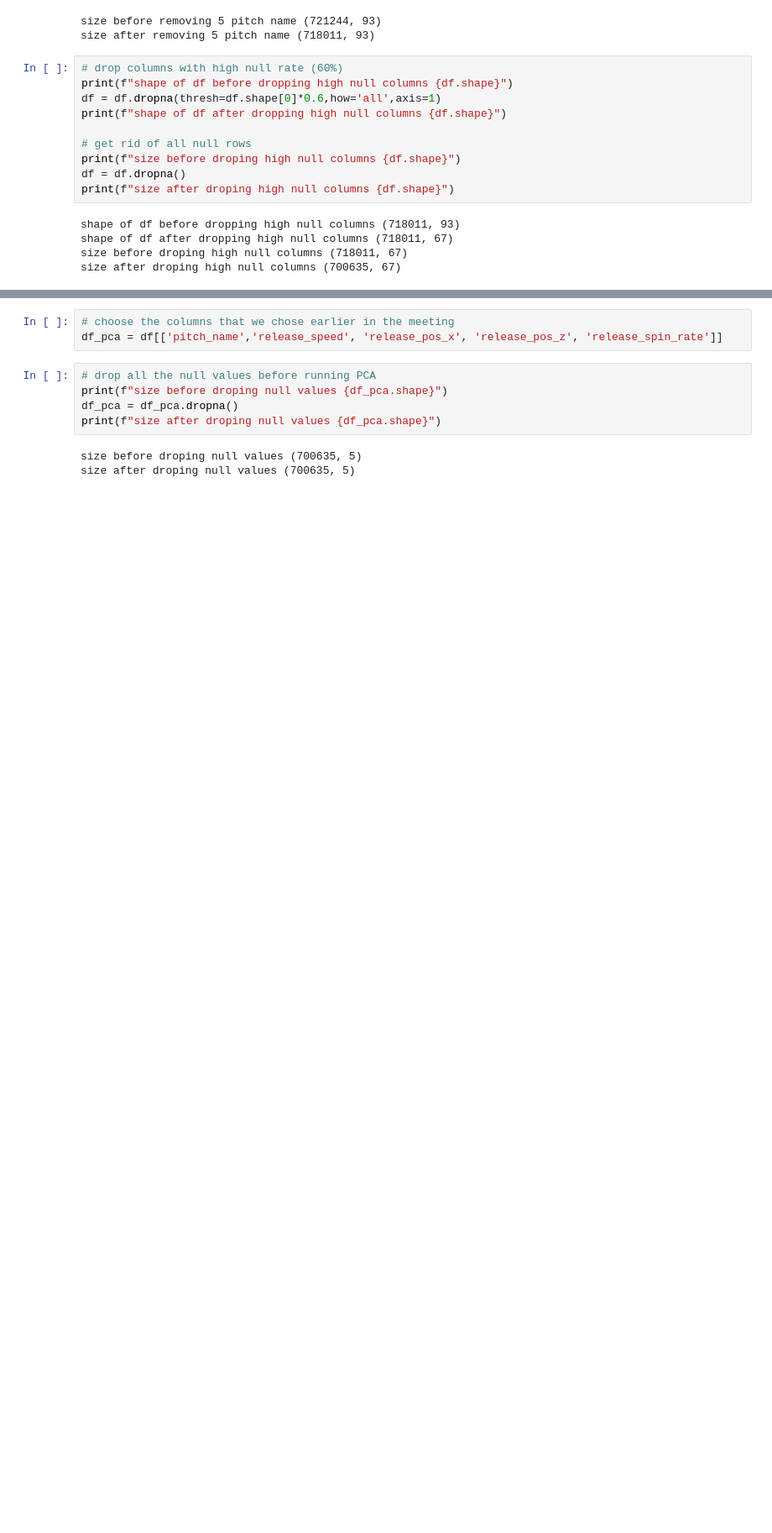
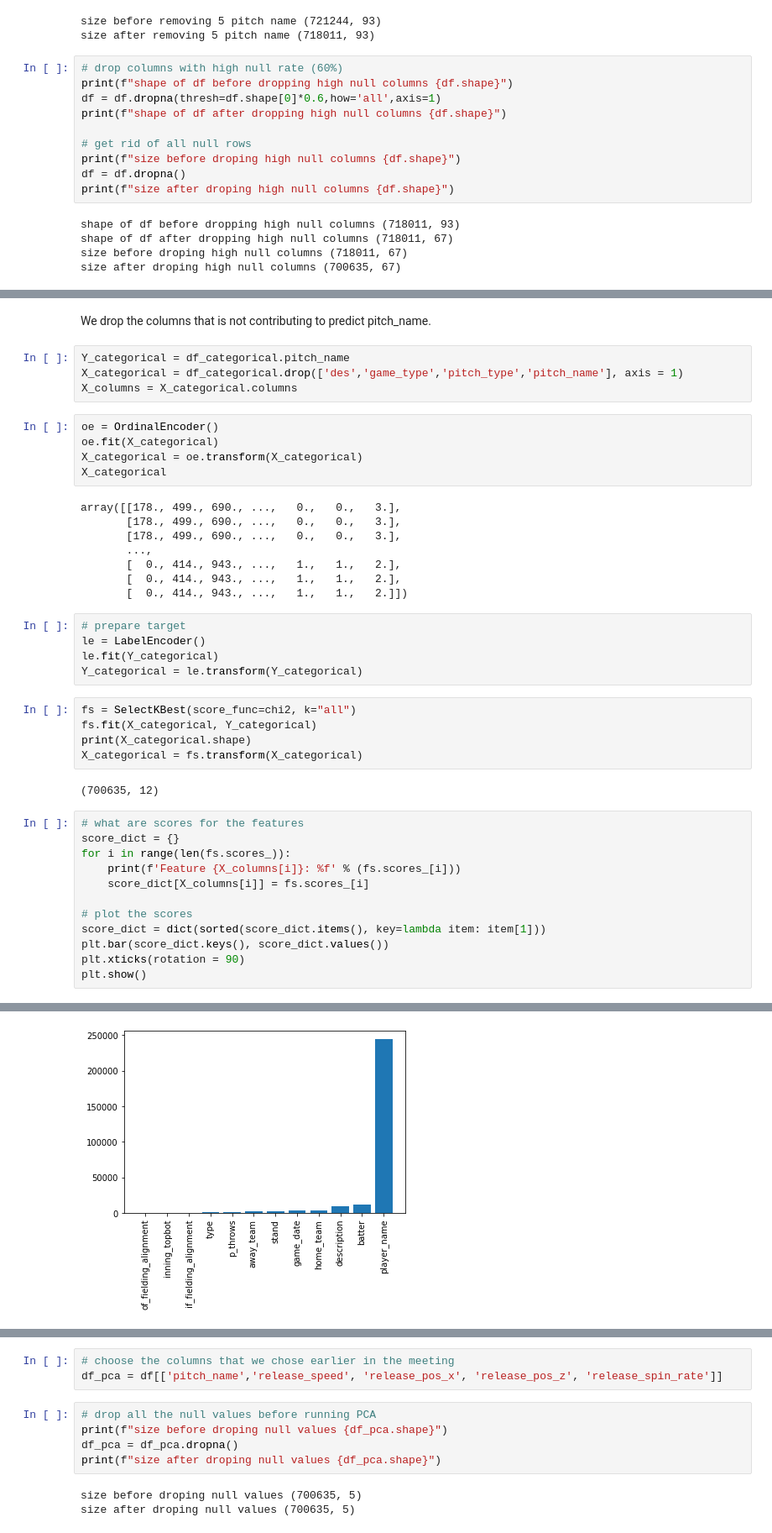
Before and after one commit to gihonglee/MLB_project, a Jupyter notebook: mlb-eda.ipynb, the cells around one changed output, grey strips where cells are left out. Shown: that part at 84% size. Cells and saved outputs as stored; diff of their text form; blank space fills up the shorter version.

```diff
--- a/mlb-eda.ipynb
+++ b/mlb-eda.ipynb
@@ -88,0 +145,44 @@ size after droping high null columns (700635, 67)
+# %% [markdown]
+We drop the columns that is not contributing to predict pitch_name.
+# %%
+Y_categorical = df_categorical.pitch_name
+X_categorical = df_categorical.drop(['des','game_type','pitch_type','pitch_name'], axis = 1)
+X_columns = X_categorical.columns
+# %%
+oe = OrdinalEncoder()
+oe.fit(X_categorical)
+X_categorical = oe.transform(X_categorical)
+X_categorical
+# %% [output]
+array([[178., 499., 690., ...,   0.,   0.,   3.],
+       [178., 499., 690., ...,   0.,   0.,   3.],
+       [178., 499., 690., ...,   0.,   0.,   3.],
+       ...,
+       [  0., 414., 943., ...,   1.,   1.,   2.],
+       [  0., 414., 943., ...,   1.,   1.,   2.],
+       [  0., 414., 943., ...,   1.,   1.,   2.]])
+# %%
+# prepare target
+le = LabelEncoder()
+le.fit(Y_categorical)
+Y_categorical = le.transform(Y_categorical)
+# %%
+fs = SelectKBest(score_func=chi2, k="all")
+fs.fit(X_categorical, Y_categorical)
+print(X_categorical.shape)
+X_categorical = fs.transform(X_categorical)
+# %% [output]
+(700635, 12)
+# %%
+# what are scores for the features
+score_dict = {}
+for i in range(len(fs.scores_)):
+	print(f'Feature {X_columns[i]}: %f' % (fs.scores_[i]))
+	score_dict[X_columns[i]] = fs.scores_[i]
+
+# plot the scores
+score_dict = dict(sorted(score_dict.items(), key=lambda item: item[1]))
+plt.bar(score_dict.keys(), score_dict.values())
+plt.xticks(rotation = 90)
+plt.show()
+# %% [output]
@@ -88,0 +201 @@ size after droping high null columns (700635, 67)
+[figure, added]
```
Also changed, not shown: parts of 36 cells of this notebook.
